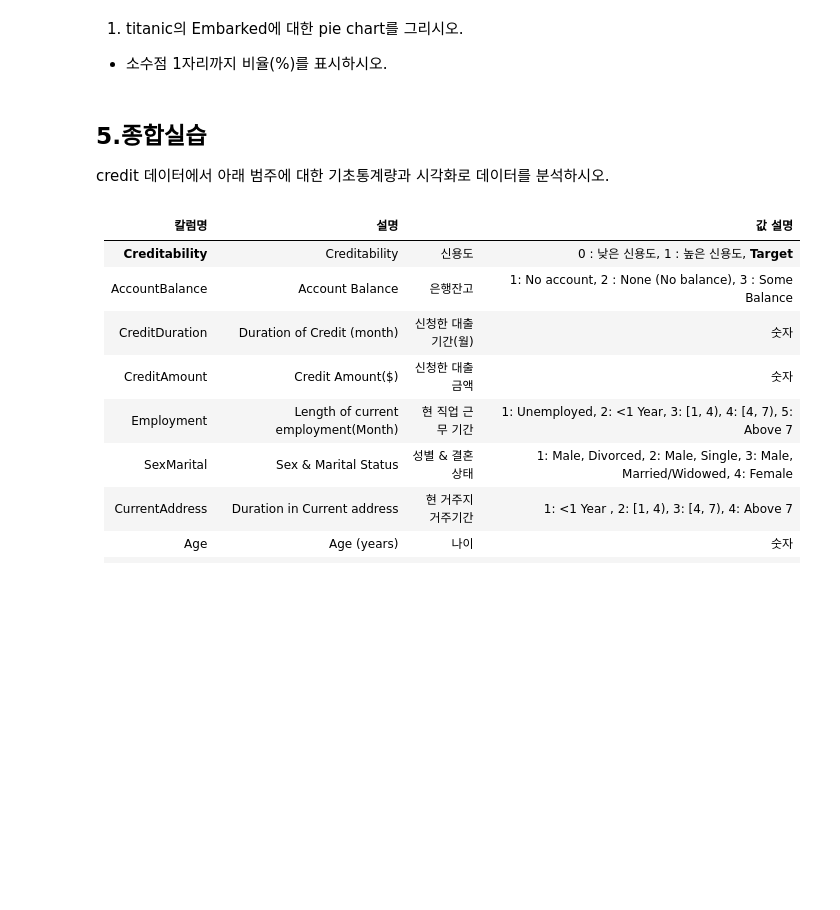
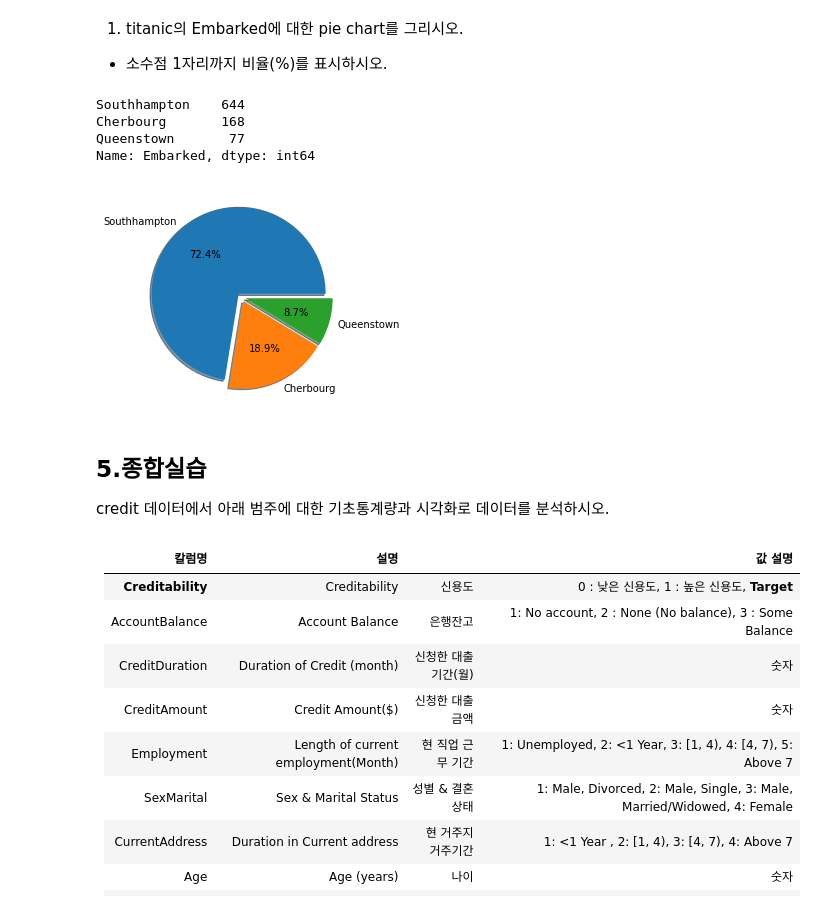
Before and after one commit to prefer100/ai_practice, a Jupyter notebook: 데이터분석/04과 단변량분석_범주형변수.ipynb, the cells around one changed output. Cells and saved outputs as stored; diff of their text form; code cells hidden in the pictures; blank space fills up the shorter version.

```diff
--- a/데이터분석/04과 단변량분석_범주형변수.ipynb
+++ b/데이터분석/04과 단변량분석_범주형변수.ipynb
@@ -263,6 +269,18 @@ plt.show()
 # %% [markdown]
 1) titanic의 Embarked에 대한 pie chart를 그리시오.
 * 소수점 1자리까지 비율(%)를 표시하시오.
+# %%
+temp = titanic['Embarked'].value_counts()
+print(temp)
+plt.pie(temp.values,labels=temp.index,autopct='%.1f%%',
+       explode=[0.05,0.05,0.05],shadow=True)
+plt.show()
+# %% [output]
+Southhampton    644
+Cherbourg       168
+Queenstown       77
+Name: Embarked, dtype: int64
+[figure, added]
 # %% [markdown]
 ## 5.종합실습
 
```
Also changed, not shown: parts of 6 cells of this notebook, 4 other files.
